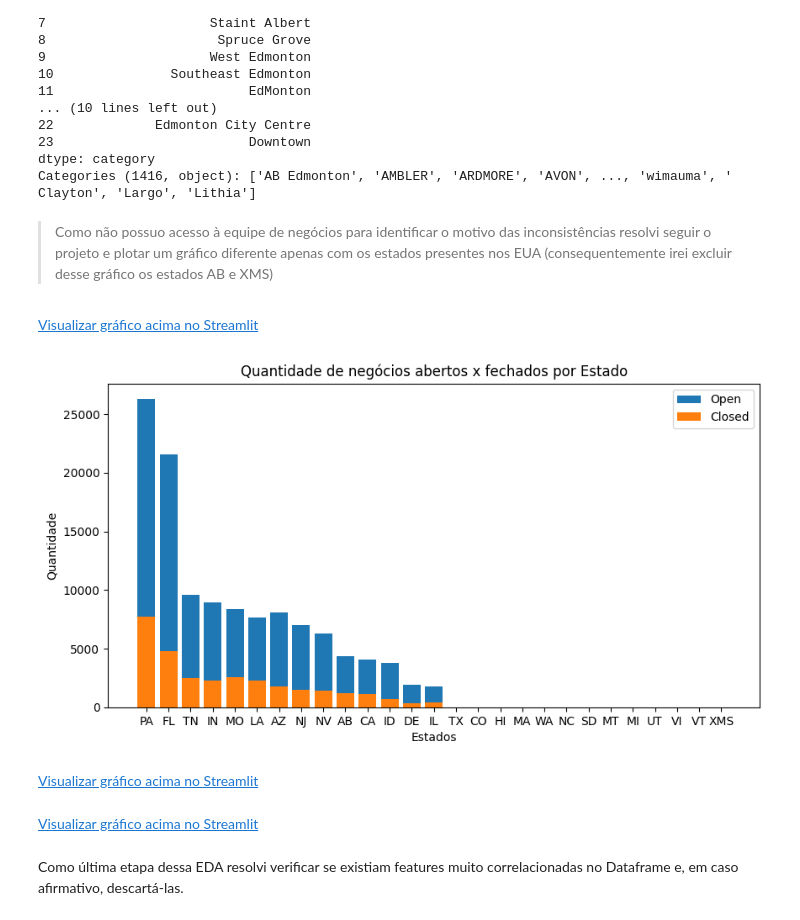
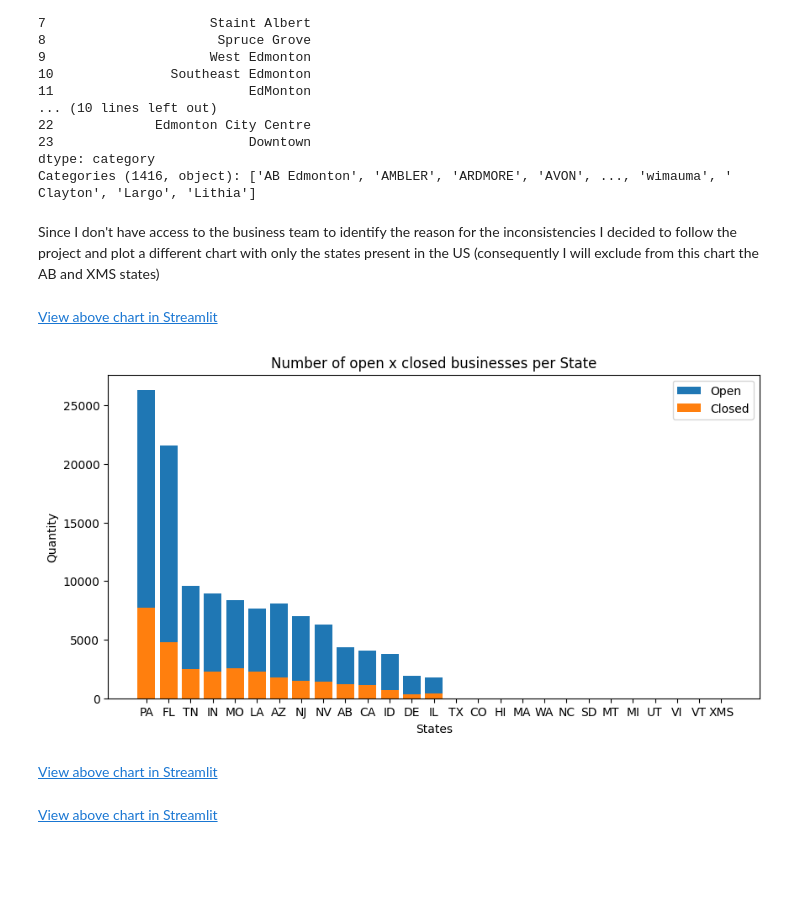
Before and after one commit to thiagopastre/PORTFOLIO, a Jupyter notebook: YELP_project/SOURCES/3_Business_EDA.ipynb, the cells around one changed output. Cells and saved outputs as stored; diff of their text form; code cells hidden in the pictures; blank space fills up the shorter version.

```diff
--- a/YELP_project/SOURCES/3_Business_EDA.ipynb
+++ b/YELP_project/SOURCES/3_Business_EDA.ipynb
@@ -36,0 +20,6 @@ business.head(3)
+# %%
+# Reading the "business_EDITED.pkl" file and creating the dataset
+business = pd.read_pickle('..\\INPUT\\business_EDITED.pkl')
+
+# Displaying the first few lines of the dataset to confirm that the file was read correctly
+business.head(3)
@@ -118,3 +113,3 @@ Categories (1416, object): ['AB Edmonton', 'AMBLER', 'ARDMORE', 'AVON', ..., 'wi
-# %% [markdown]
-> Como não possuo acesso à equipe de negócios para identificar o motivo das inconsistências resolvi seguir o projeto e plotar um gráfico diferente apenas com os estados presentes nos EUA (consequentemente irei excluir desse gráfico os estados AB e XMS)
+# %% [markdown]
+Since I don't have access to the business team to identify the reason for the inconsistencies I decided to follow the project and plot a different chart with only the states present in the US (consequently I will exclude from this chart the AB and XMS states)
 # %%
@@ -136,22 +131,22 @@ fig.update_layout(title_text = 'Quantidade de negócios cadastrados por Estado (
 
 fig.show()
 # %% [markdown]
-[Visualizar gráfico acima no Streamlit](https://thiagopastre-portfolio-yelp-projectsourcesstreamlit-c4t962.streamlit.app/)
+[View above chart in Streamlit](https://thiagopastre-portfolio-yelp-projectsourcesstreamlit-c4t962.streamlit.app/)
 # %%
-# Plotando o gráfico com a diferença entre negócios abertos x fechados por Estado
+# Plotting the chart with the difference between open x closed businesses per state
 
 fig, ax = plt.subplots(figsize=[10,5])
 
 plt.bar(x=df_total_business['state'], height=df_total_business['is_open'])
 plt.bar(x=df_total_business['state'], height=(df_total_business['total'] - df_total_business['is_open']))
 
-ax.set(xlabel='Estados',
-       ylabel='Quantidade',
-       title='Quantidade de negócios abertos x fechados por Estado'
+ax.set(xlabel='States',
+       ylabel='Quantity',
+       title='Number of open x closed businesses per State'
       )
 
 plt.legend(['Open','Closed'])
 plt.show()
 # %% [output]
-[figure, old version]
+[figure, new version]
 # %%
@@ -184,5 +179,5 @@ fig.update_layout(title_text = 'Ranking das categorias com mais negócios cadast
                   )
 fig.show()
 # %% [markdown]
-[Visualizar gráfico acima no Streamlit](https://thiagopastre-portfolio-yelp-projectsourcesstreamlit-c4t962.streamlit.app/)
+[View above chart in Streamlit](https://thiagopastre-portfolio-yelp-projectsourcesstreamlit-c4t962.streamlit.app/)
 # %%
@@ -220,6 +215,4 @@ fig.update_layout(title_text = f"Categorias com mais negócios cadastrados no es
                   )
 fig.show()
 # %% [markdown]
-[Visualizar gráfico acima no Streamlit](https://thiagopastre-portfolio-yelp-projectsourcesstreamlit-c4t962.streamlit.app/)
+[View above chart in Streamlit](https://thiagopastre-portfolio-yelp-projectsourcesstreamlit-c4t962.streamlit.app/)
-# %% [markdown]
-Como última etapa dessa EDA resolvi verificar se existiam features muito correlacionadas no Dataframe e, em caso afirmativo, descartá-las.
```
Also changed, not shown: parts of 23 cells of this notebook.
